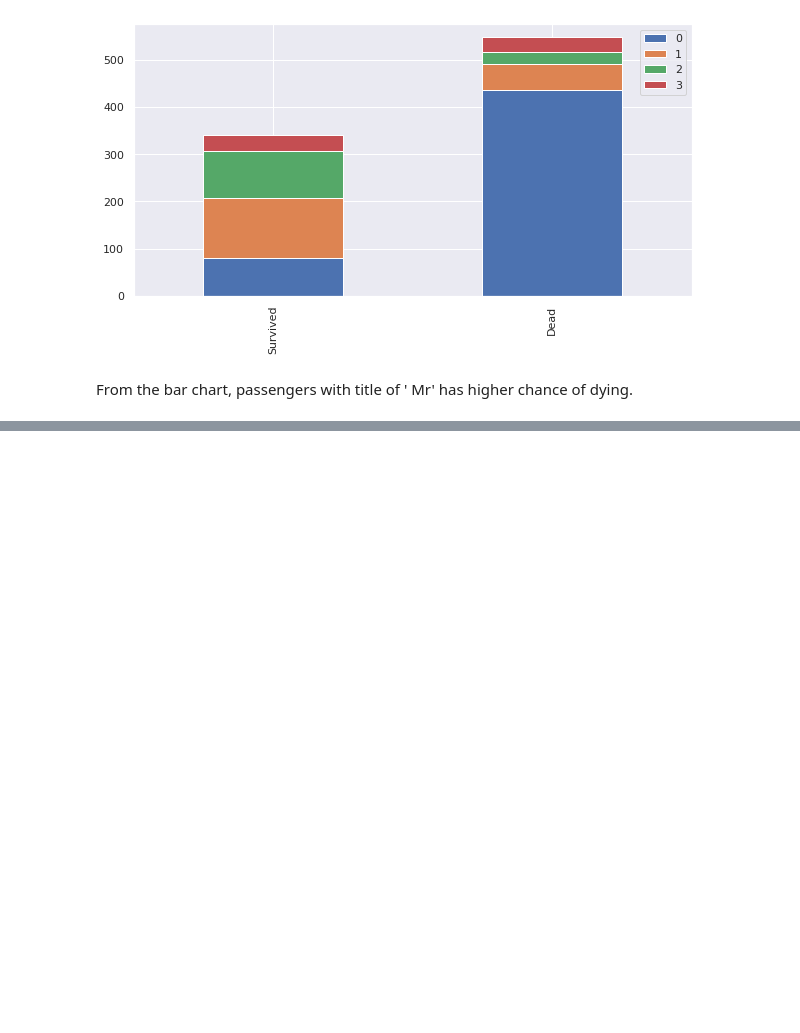
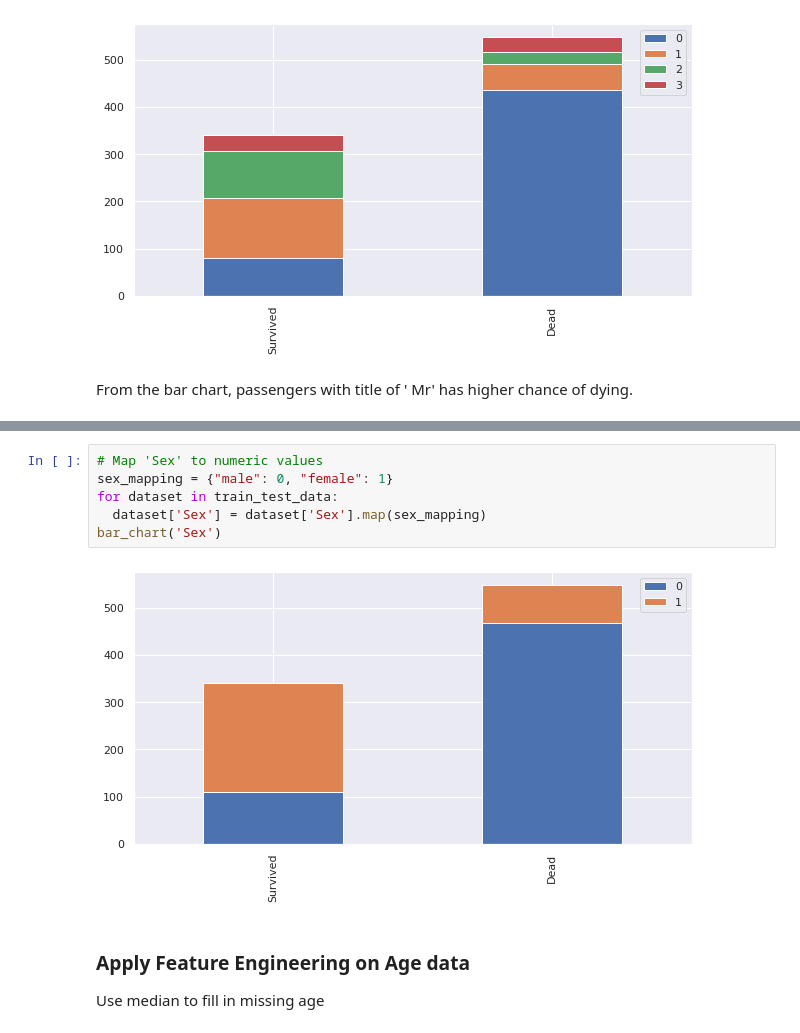
Before and after one commit to ikikika/data_science, a Jupyter notebook: titanic-kaggle/titanic_kaggle.ipynb, the cells around one changed output, grey strips where cells are left out. Saved outputs shown, nothing was run; the diff lists cells and outputs as text; blank space fills up the shorter version.

Commit message:
Feature Engineering

```diff
--- a/titanic-kaggle/titanic_kaggle.ipynb
+++ b/titanic-kaggle/titanic_kaggle.ipynb
@@ -217,0 +230,11 @@ From the bar chart, passengers with title of ' Mr' has higher chance of dying.
+# %%
+# Map 'Sex' to numeric values
+sex_mapping = {"male": 0, "female": 1}
+for dataset in train_test_data:
+  dataset['Sex'] = dataset['Sex'].map(sex_mapping)
+bar_chart('Sex')
+# %% [output]
+[figure, added]
+# %% [markdown]
+### Apply Feature Engineering on Age data
+Use median to fill in missing age
```
Also changed, not shown: parts of 32 cells of this notebook.
